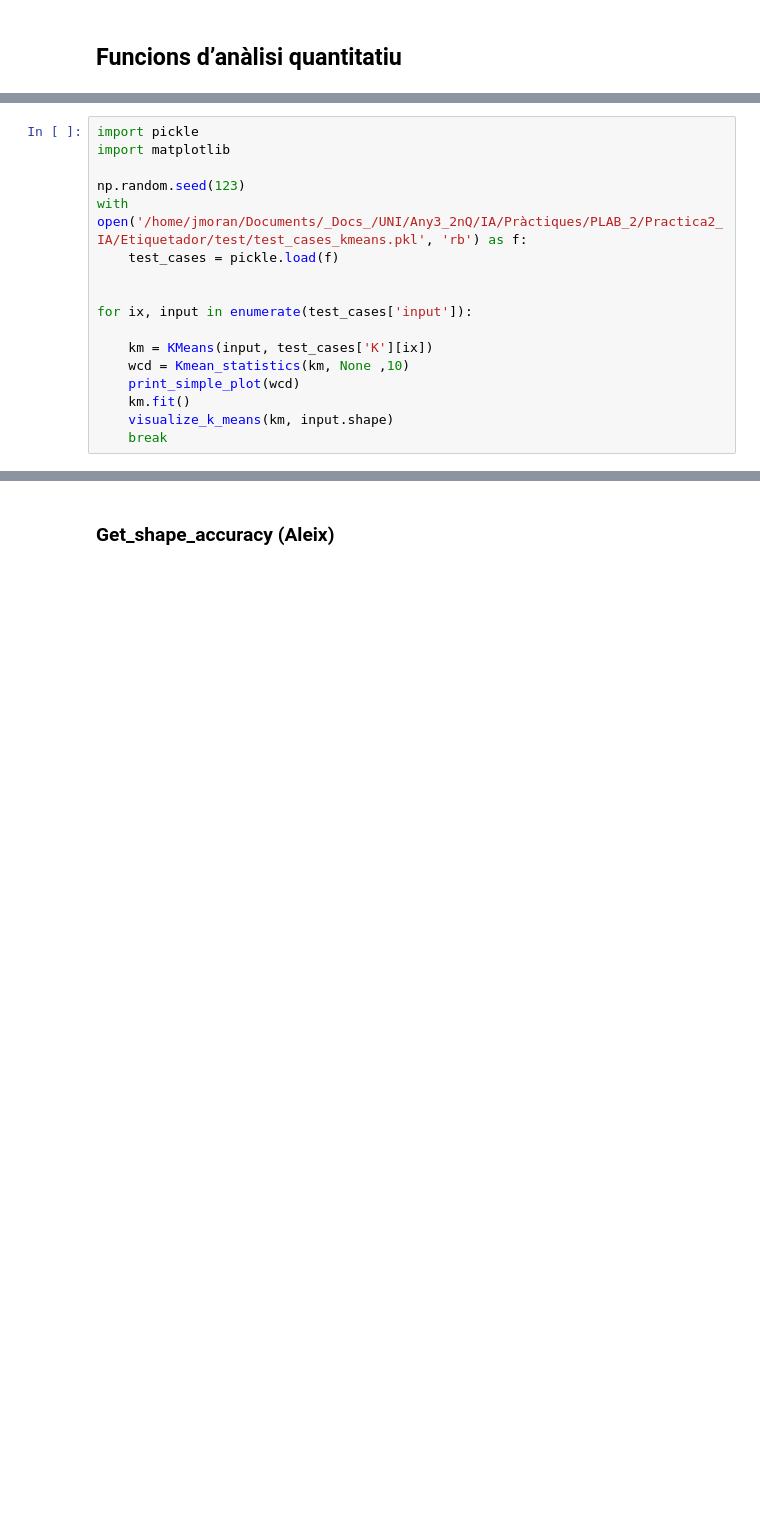
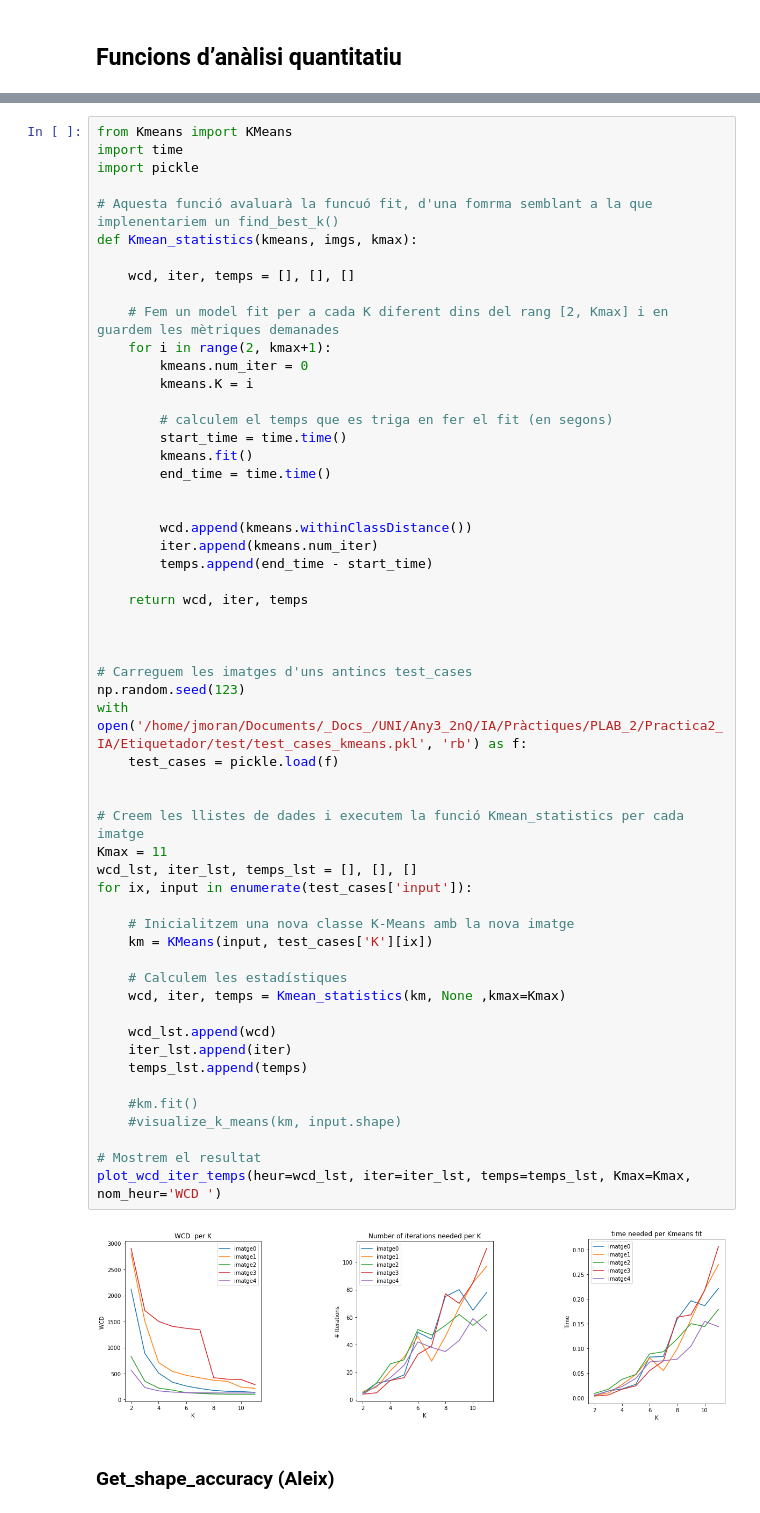
Before and after one commit to aleixJ/Practica2_IA, a Jupyter notebook: Etiquetador/analisis_part3.ipynb, the cells around one changed output, grey strips where cells are left out. Saved outputs shown, nothing was run; the diff lists cells and outputs as text; blank space fills up the shorter version.

Commit message:
kmean_statistics done

```diff
--- a/Etiquetador/analisis_part3.ipynb
+++ b/Etiquetador/analisis_part3.ipynb
@@ -91,17 +61,0 @@ def Kmean_statistics(kmeans, imgs, kmax):
-# %%
-import pickle
-import matplotlib
-
-np.random.seed(123)
-with open('/home/jmoran/Documents/_Docs_/UNI/Any3_2nQ/IA/Pràctiques/PLAB_2/Practica2_IA/Etiquetador/test/test_cases_kmeans.pkl', 'rb') as f:
-    test_cases = pickle.load(f)
-
-
-for ix, input in enumerate(test_cases['input']):
-
-    km = KMeans(input, test_cases['K'][ix])
-    wcd = Kmean_statistics(km, None ,10)
-    print_simple_plot(wcd)
-    km.fit()
-    visualize_k_means(km, input.shape)
-    break
@@ -111,3 +125,60 @@ for ix, input in enumerate(test_cases['input']):
+# %%
+from Kmeans import KMeans
+import time
+import pickle
+
+# Aquesta funció avaluarà la funcuó fit, d'una fomrma semblant a la que implenentariem un find_best_k()
+def Kmean_statistics(kmeans, imgs, kmax):
+
+    wcd, iter, temps = [], [], []
+
+    # Fem un model fit per a cada K diferent dins del rang [2, Kmax] i en guardem les mètriques demanades
+    for i in range(2, kmax+1):
+        kmeans.num_iter = 0
+        kmeans.K = i
+
+        # calculem el temps que es triga en fer el fit (en segons)
+        start_time = time.time()
+        kmeans.fit()
+        end_time = time.time()
+
+
+        wcd.append(kmeans.withinClassDistance())
+        iter.append(kmeans.num_iter)
+        temps.append(end_time - start_time)
+
+    return wcd, iter, temps
+
+
+
+# Carreguem les imatges d'uns antincs test_cases
+np.random.seed(123)
+with open('/home/jmoran/Documents/_Docs_/UNI/Any3_2nQ/IA/Pràctiques/PLAB_2/Practica2_IA/Etiquetador/test/test_cases_kmeans.pkl', 'rb') as f:
+    test_cases = pickle.load(f)
+
+
+# Creem les llistes de dades i executem la funció Kmean_statistics per cada imatge
+Kmax = 11
+wcd_lst, iter_lst, temps_lst = [], [], []
+for ix, input in enumerate(test_cases['input']):
+
+    # Inicialitzem una nova classe K-Means amb la nova imatge
+    km = KMeans(input, test_cases['K'][ix])
+
+    # Calculem les estadístiques
+    wcd, iter, temps = Kmean_statistics(km, None ,kmax=Kmax)
+
+    wcd_lst.append(wcd)
+    iter_lst.append(iter)
+    temps_lst.append(temps)
+
+    #km.fit()
+    #visualize_k_means(km, input.shape)
+
+# Mostrem el resultat
+plot_wcd_iter_temps(heur=wcd_lst, iter=iter_lst, temps=temps_lst, Kmax=Kmax, nom_heur='WCD ')
+# %% [output]
+[figure, added]
 # %% [markdown]
 ### Get_shape_accuracy (Aleix)
 # %%
```
Also changed, not shown: parts of 6 cells of this notebook.
